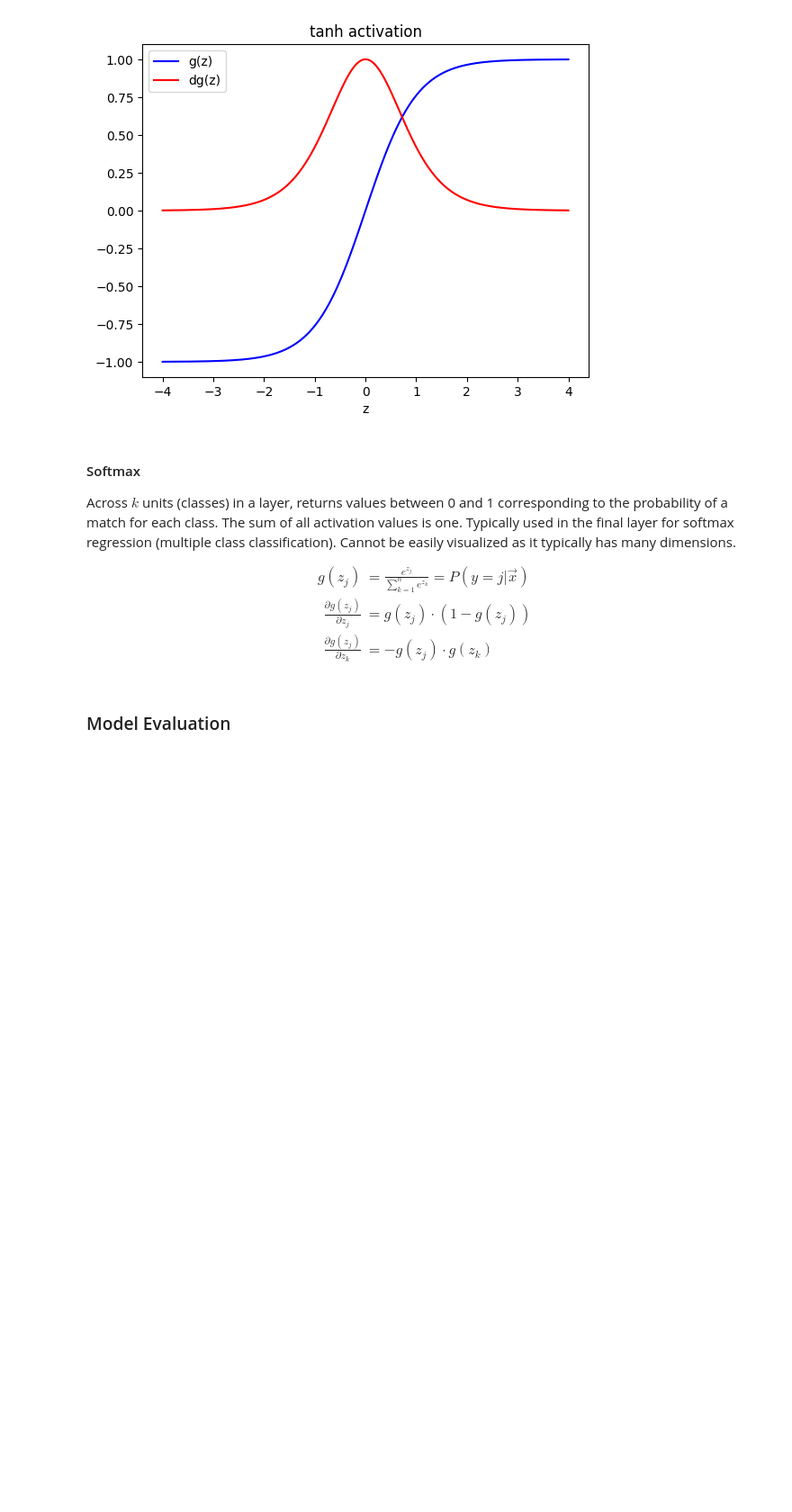
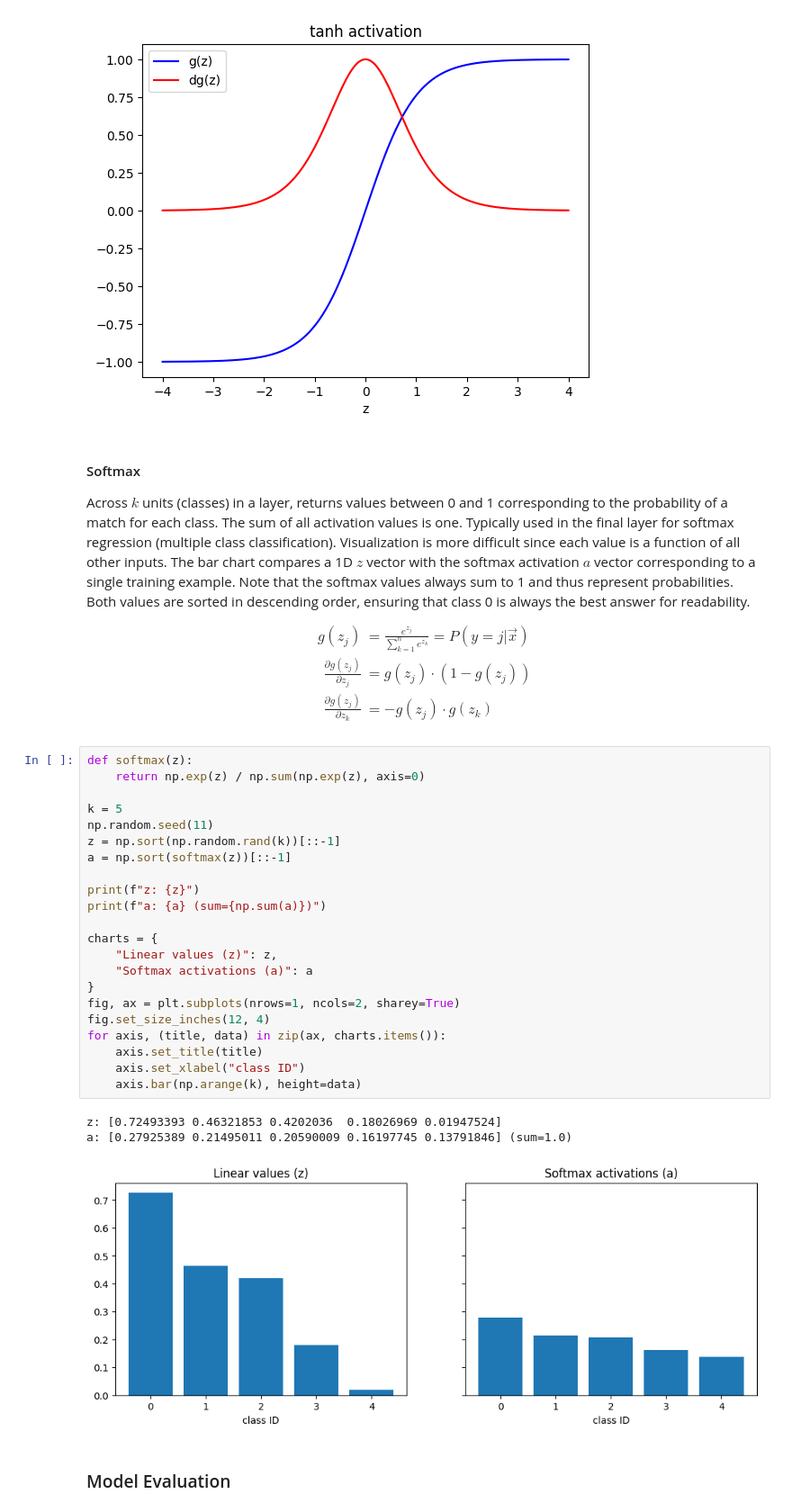
Before and after one commit to nickrusso42518/ml-qrg, a Jupyter notebook: ml_qrg.ipynb, the cells around one changed output. Shown at 90% size. Drawn from its saved outputs; the diff is of its cells as text; blank space fills up the shorter version.

Commit message:
reqt, xavier uniform, softmax vis

```diff
--- a/ml_qrg.ipynb
+++ b/ml_qrg.ipynb
@@ -808,7 +837,7 @@ plt.title("tanh activation"); plt.xlabel("z"); plt.legend()
 [figure]
 # %% [markdown]
 #### Softmax
-Across $k$ units (classes) in a layer, returns values between 0 and 1 corresponding to the probability of a match for each class. The sum of all activation values is one. Typically used in the final layer for softmax regression (multiple class classification). Cannot be easily visualized as it typically has many dimensions.
+Across $k$ units (classes) in a layer, returns values between 0 and 1 corresponding to the probability of a match for each class. The sum of all activation values is one. Typically used in the final layer for softmax regression (multiple class classification). Visualization is more difficult since each value is a function of all other inputs. The bar chart compares a 1D $z$ vector with the softmax activation $a$ vector corresponding to a single training example. Note that the softmax values always sum to 1 and thus represent probabilities. Both values are sorted in descending order, ensuring that class 0 is always the best answer for readability.
 
 $$
 \begin{aligned}
@@ -817,6 +846,32 @@ g(z_{j}) & = \frac{e^{z_{j}}}{\sum^{n}_{k=1}{e^{z_{k}}}} = P(y = j|\vec{x}) \\
 \frac{\partial g(z_{j})}{\partial z_{k}} & = -g(z_{j}) \cdot g(z_{k})
 \end{aligned}
 $$
+# %%
+def softmax(z):
+    return np.exp(z) / np.sum(np.exp(z), axis=0)
+
+k = 5
+np.random.seed(11)
+z = np.sort(np.random.rand(k))[::-1]
+a = np.sort(softmax(z))[::-1]
+
+print(f"z: {z}")
+print(f"a: {a} (sum={np.sum(a)})")
+
+charts = {
+    "Linear values (z)": z,
+    "Softmax activations (a)": a
+}
+fig, ax = plt.subplots(nrows=1, ncols=2, sharey=True)
+fig.set_size_inches(12, 4)
+for axis, (title, data) in zip(ax, charts.items()):
+    axis.set_title(title)
+    axis.set_xlabel("class ID")
+    axis.bar(np.arange(k), height=data)
+# %% [output]
+z: [0.72493393 0.46321853 0.4202036  0.18026969 0.01947524]
+a: [0.27925389 0.21495011 0.20590009 0.16197745 0.13791846] (sum=1.0)
+[figure, added]
 # %% [markdown]
 ### Model Evaluation
 # %% [markdown]
```
Also changed, not shown: parts of 4 cells of this notebook, 1 other file.
